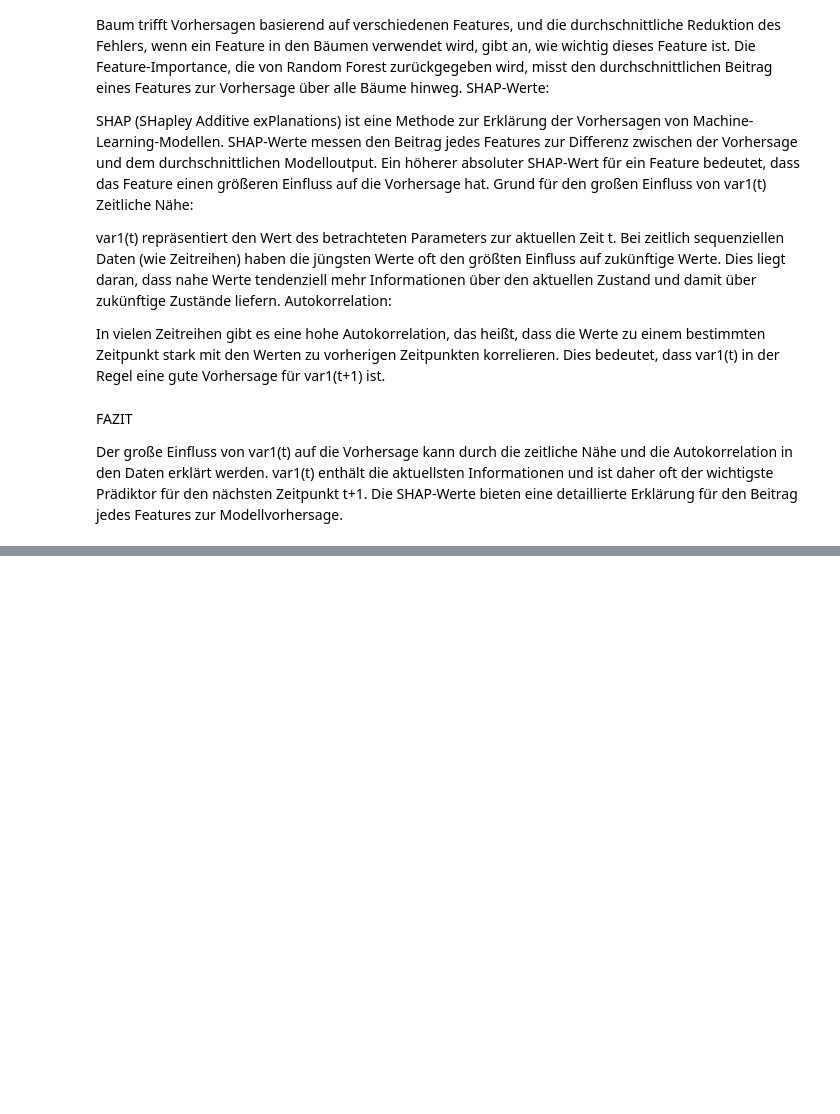
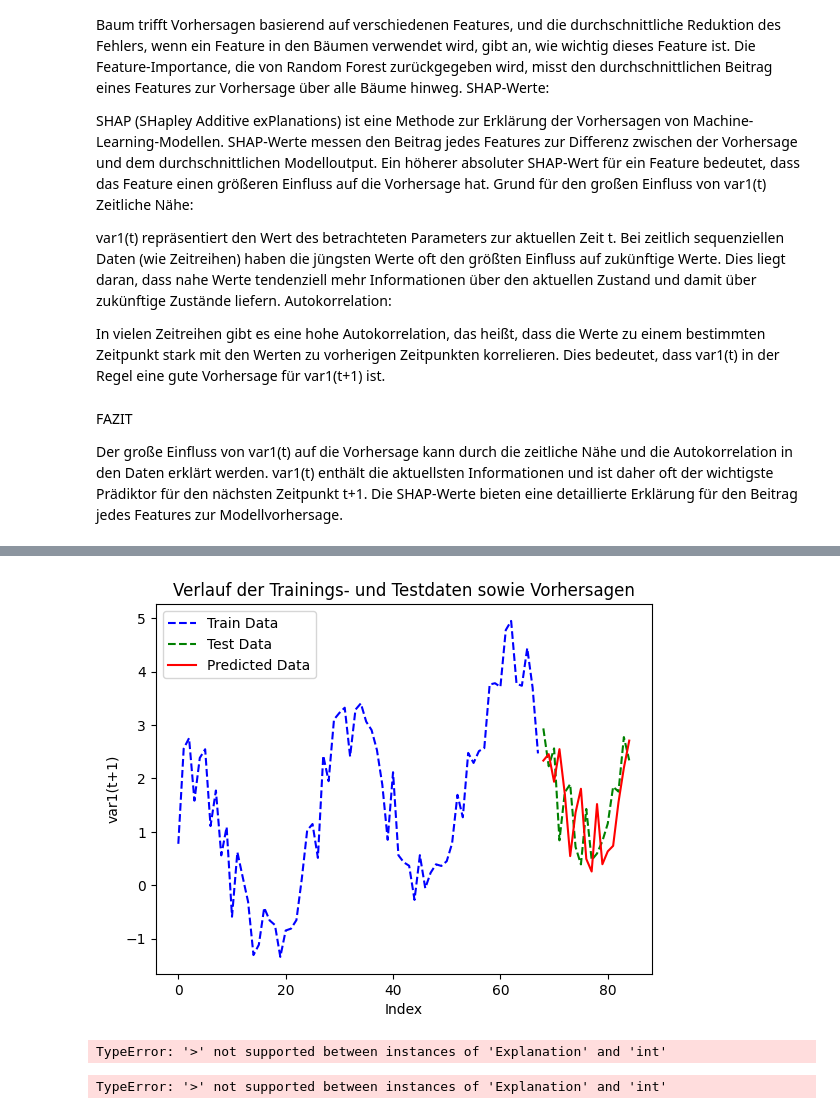
Before and after one commit to mmelinanna/xaiplayground, a Jupyter notebook: random_forest.ipynb, the cells around one changed output, grey strips where cells are left out. Cells and saved outputs as stored; diff of their text form; code cells hidden in the pictures; blank space fills up the shorter version.

Commit message:
Änderung neuer Plot

```diff
--- a/random_forest.ipynb
+++ b/random_forest.ipynb
@@ -925,0 +946,38 @@ Mean Squared Error: 0.23756164510782335
+# %%
+
+# Plotten der tatsächlichen und vorhergesagten Zeitreihe
+# Trainingsdaten plotten
+plt.plot(np.arange(len(y_trainRFR)), y_trainRFR, label='Train Data', color='blue', linestyle='--')
+
+# Testdaten plotten
+plt.plot(np.arange(len(y_trainRFR), len(y_trainRFR) + len(y_testRFR)), y_testRFR, label='Test Data', color='green', linestyle='--')
+
+# Vorhergesagte Werte plotten
+plt.plot(np.arange(len(y_trainRFR), len(y_trainRFR) + len(y_testRFR)), y_pred, label='Predicted Data', color='red')
+
+plt.xlabel('Index')
+plt.ylabel('var1(t+1)')
+plt.title('Verlauf der Trainings- und Testdaten sowie Vorhersagen')
+plt.legend()
+plt.show()
+
+# Hinzufügen der SHAP-Werte als Balken
+for i in range(len(y_trainRFR + y_testRFR)):
+    shap_sum = shap_values[i].sum()  # Summe der SHAP-Werte für eine Vorhersage
+    plt.bar(i, shap_sum, bottom=y_pred[i], color="red" if shap_sum > 0 else "blue", alpha=0.5)
+
+plt.xlabel("Time")
+plt.ylabel("Value")
+plt.legend()
+plt.title("Time Series Plot with SHAP Values")
+plt.show()
+# %% [output]
+[figure, added]
+TypeError: '>' not supported between instances of 'Explanation' and 'int'
+# %%
+# Hinzufügen der SHAP-Werte als Balken
+for i in range(len(y_trainRFR + y_testRFR)):
+    shap_sum = shap_values[i].sum()  # Summe der SHAP-Werte für eine Vorhersage
+    plt.bar(i, shap_sum, bottom=y_pred[i], color="red" if shap_sum > 0 else "blue", alpha=0.5)
+# %% [output]
+TypeError: '>' not supported between instances of 'Explanation' and 'int'
```
Also changed, not shown: parts of 13 cells of this notebook.
